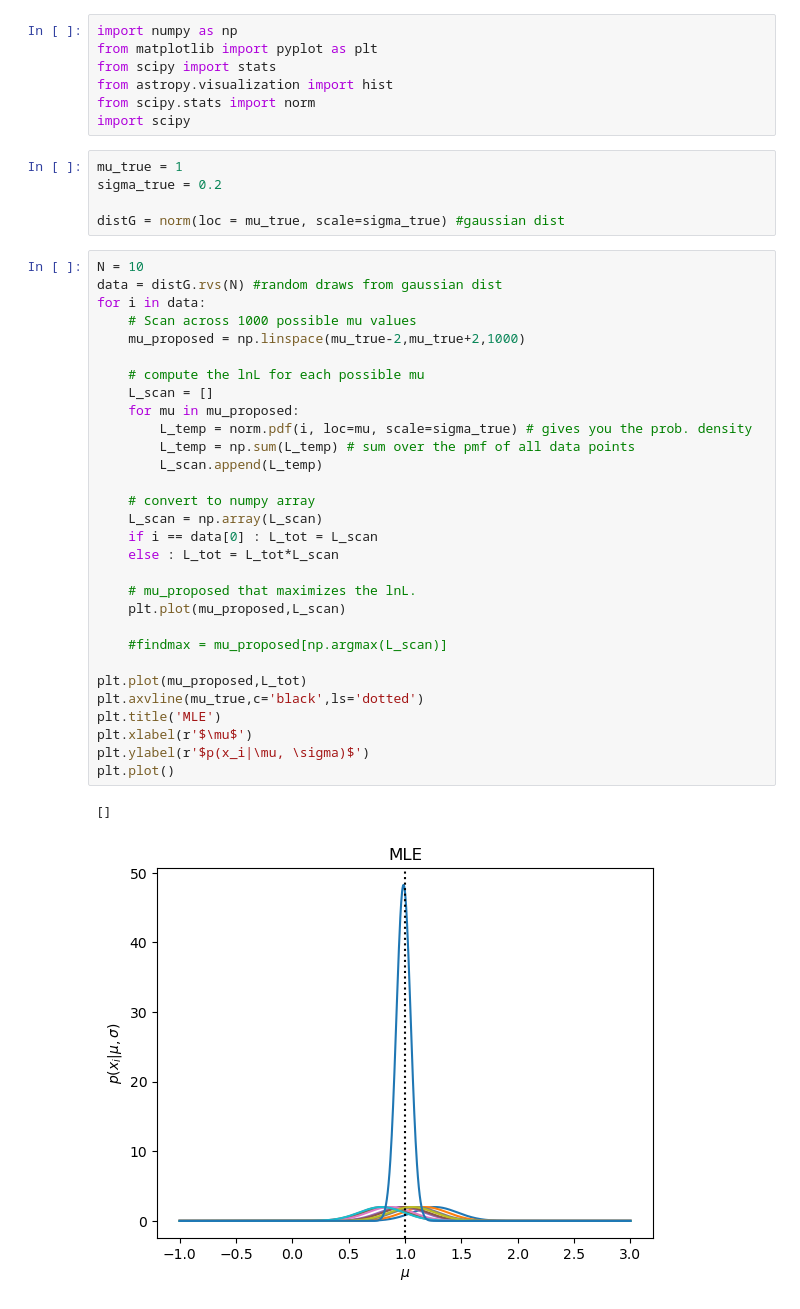
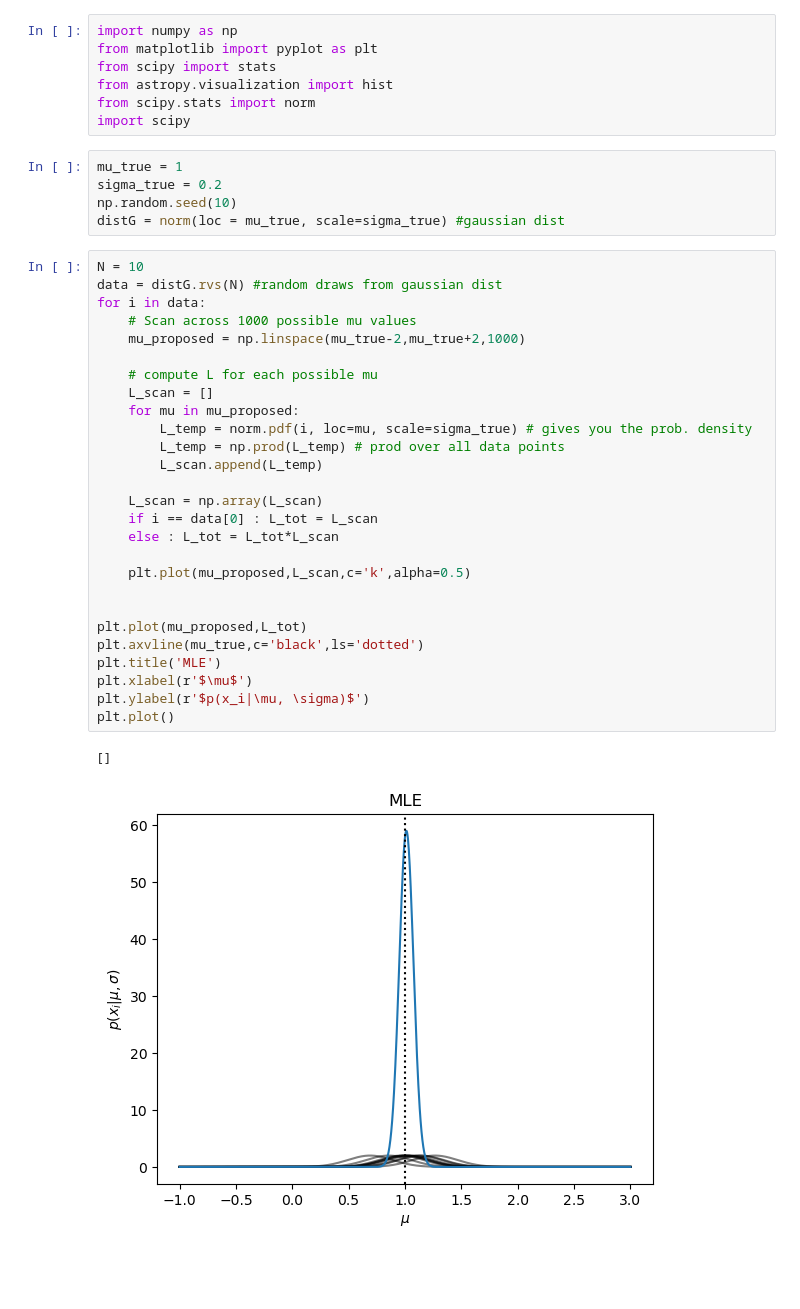
Before and after one commit to ebianchi803/astrostatistics_bicocca_2026, a Jupyter notebook: working/L05.ipynb, the cells around one changed output. Cells and saved outputs as stored; diff of their text form; blank space fills up the shorter version.

```diff
--- a/working/L05.ipynb
+++ b/working/L05.ipynb
@@ -8,41 +8,38 @@ import scipy
 # %%
 mu_true = 1
 sigma_true = 0.2
-
+np.random.seed(10)
 distG = norm(loc = mu_true, scale=sigma_true) #gaussian dist
 # %%
 N = 10
 data = distG.rvs(N) #random draws from gaussian dist
 for i in data:
     # Scan across 1000 possible mu values
     mu_proposed = np.linspace(mu_true-2,mu_true+2,1000)
 
-    # compute the lnL for each possible mu
+    # compute L for each possible mu
     L_scan = []
     for mu in mu_proposed:
         L_temp = norm.pdf(i, loc=mu, scale=sigma_true) # gives you the prob. density
-        L_temp = np.sum(L_temp) # sum over the pmf of all data points
+        L_temp = np.prod(L_temp) # prod over all data points
         L_scan.append(L_temp)
 
-    # convert to numpy array
     L_scan = np.array(L_scan)
     if i == data[0] : L_tot = L_scan
     else : L_tot = L_tot*L_scan
 
-    # mu_proposed that maximizes the lnL.
-    plt.plot(mu_proposed,L_scan)
+    plt.plot(mu_proposed,L_scan,c='k',alpha=0.5)
 
-    #findmax = mu_proposed[np.argmax(L_scan)]
 
 plt.plot(mu_proposed,L_tot)
 plt.axvline(mu_true,c='black',ls='dotted')
 plt.title('MLE')
 plt.xlabel(r'$\mu$')
 plt.ylabel(r'$p(x_i|\mu, \sigma)$')
 plt.plot()
 # %% [output]
 []
-[figure, old version]
+[figure, new version]
 # %%
 plt.plot(mu_proposed,L_tot)
 
```
Also changed, not shown: parts of 10 cells of this notebook.
